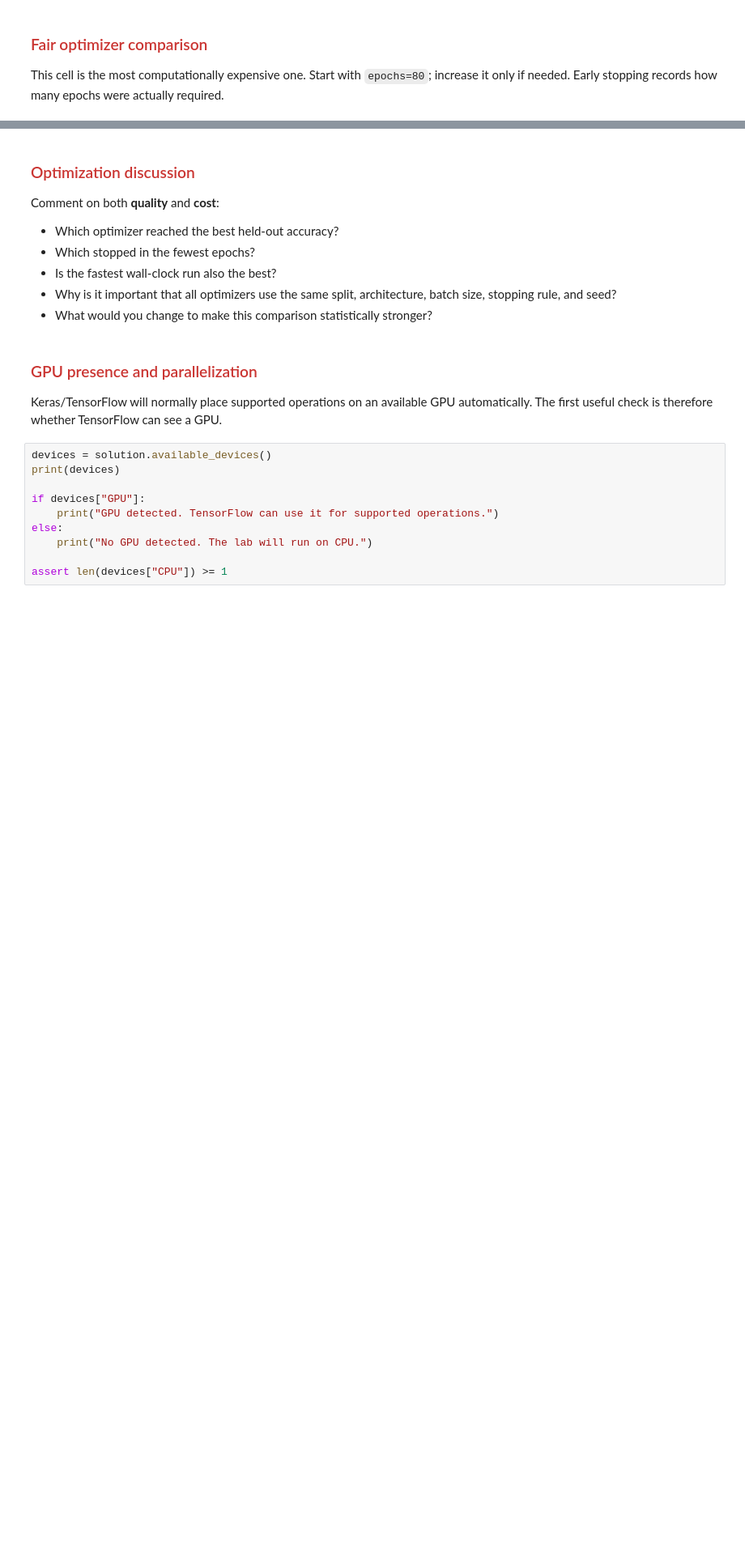
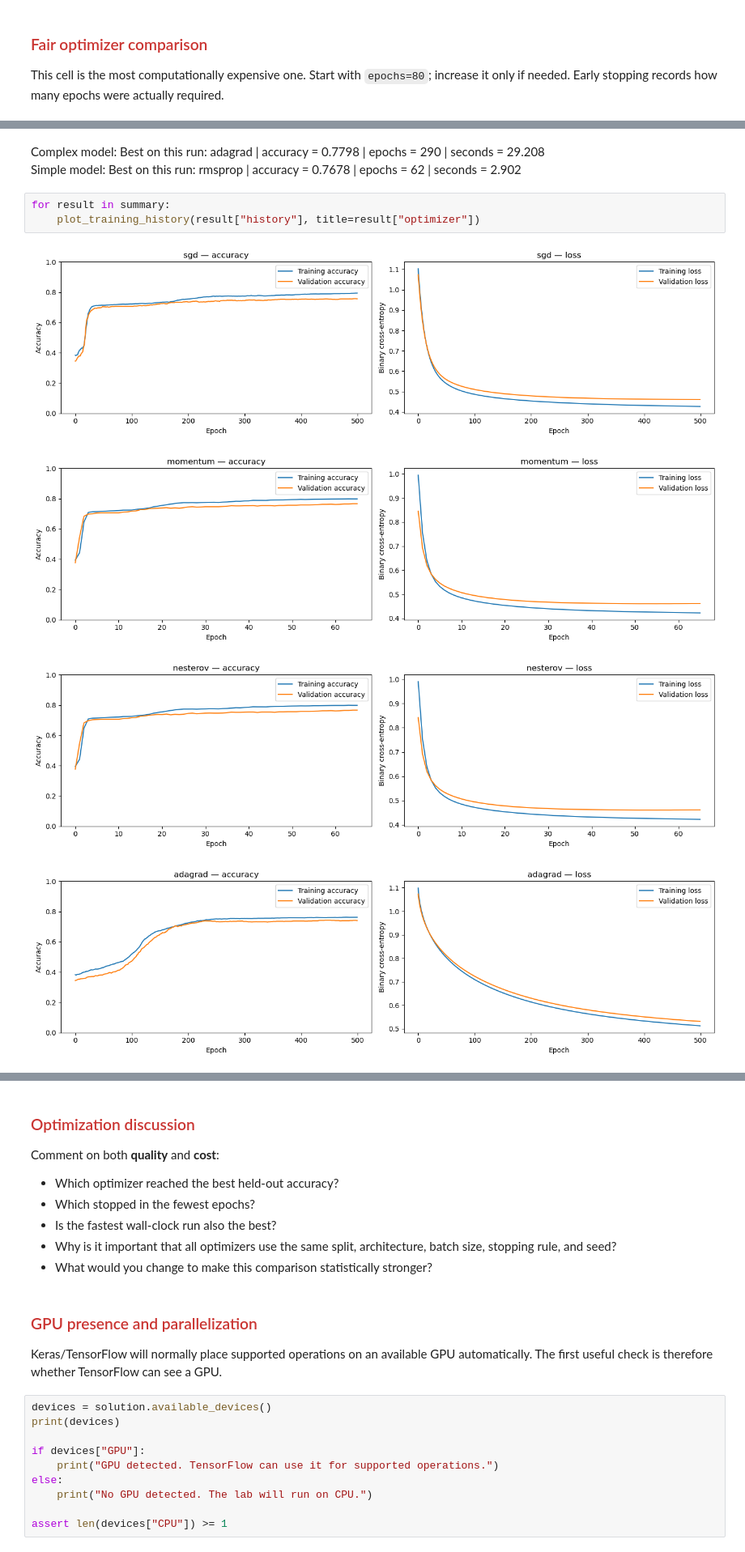
Before and after one commit to joel-mendes/DLFBT-LAB, a Jupyter notebook: Lab2/lab2_2026.ipynb, the cells around one changed output, grey strips where cells are left out. Shown at 81% size. Cells and saved outputs as stored; diff of their text form; blank space fills up the shorter version.

```diff
--- a/Lab2/lab2_2026.ipynb
+++ b/Lab2/lab2_2026.ipynb
@@ -551,0 +569,11 @@ Best on this run: adam | accuracy = 0.8094 | epochs = 80 | seconds = 32.174
+# %% [markdown]
+Complex model: Best on this run: adagrad | accuracy = 0.7798 | epochs = 290 | seconds = 29.208
+Simple model: Best on this run: rmsprop | accuracy = 0.7678 | epochs = 62 | seconds = 2.902
+# %%
+for result in summary:
+    plot_training_history(result["history"], title=result["optimizer"])
+# %% [output]
+[figure, added]
+[figure, added]
+[figure, added]
+[figure, added]
```
Also changed, not shown: parts of 14 cells of this notebook, 1 other file.
